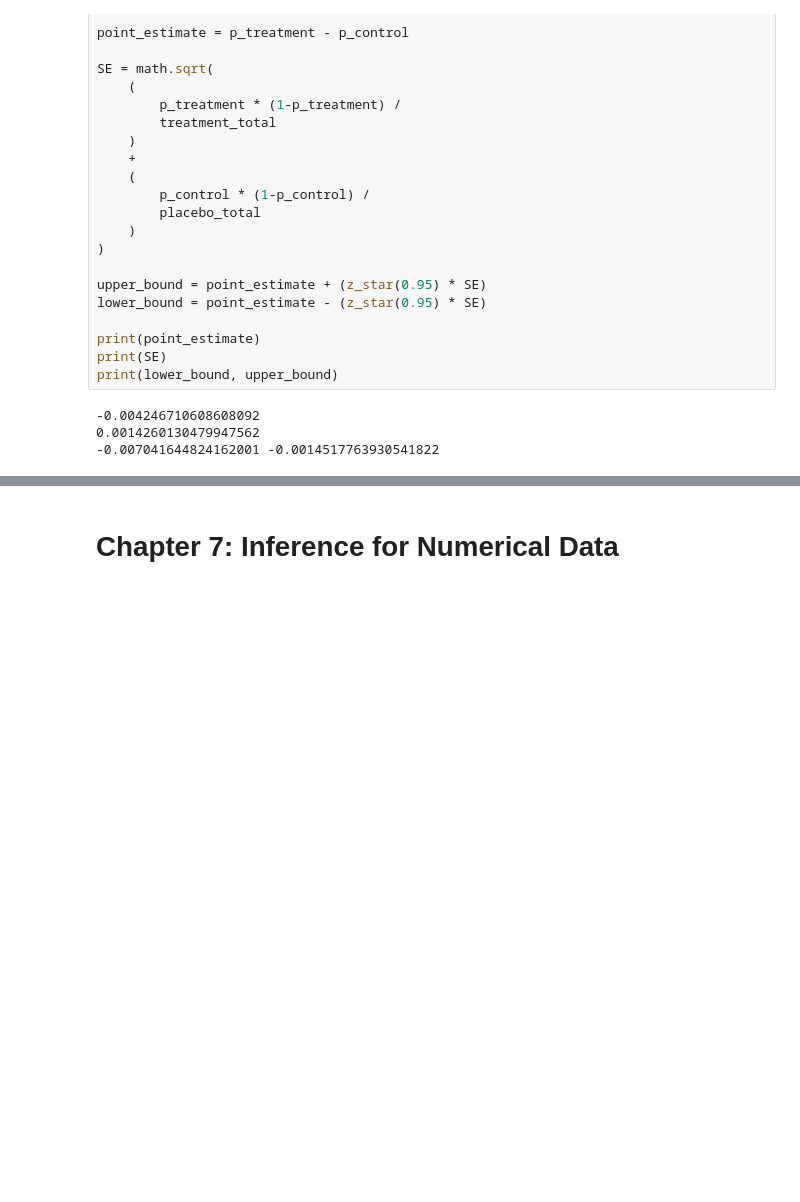
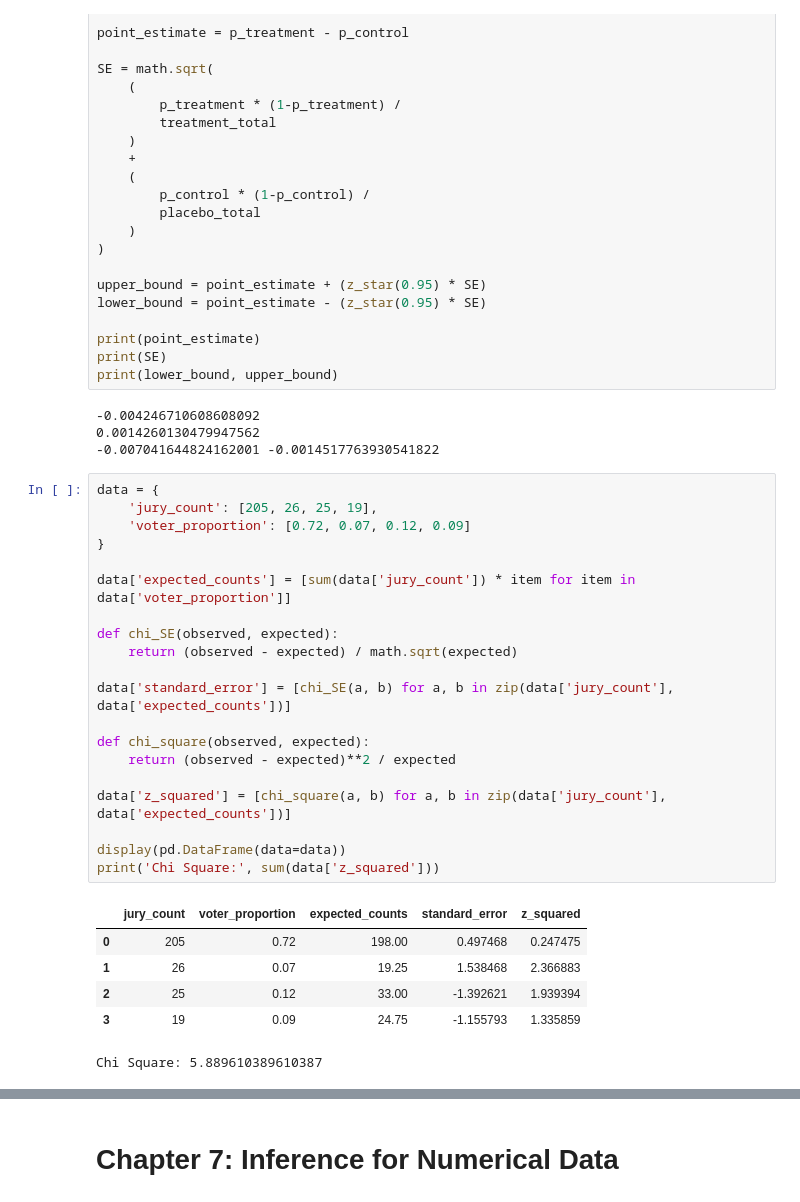
Before and after one commit to zdravoj/data-science-foundations, a Jupyter notebook: OpenIntro_Statistics/chs_5to7.ipynb, the cells around one changed output, grey strips where cells are left out. Drawn from its saved outputs; the diff is of its cells as text; blank space fills up the shorter version.

```diff
--- a/OpenIntro_Statistics/chs_5to7.ipynb
+++ b/OpenIntro_Statistics/chs_5to7.ipynb
@@ -177,3 +177,30 @@ print(lower_bound, upper_bound)
 -0.004246710608608092
 0.0014260130479947562
 -0.007041644824162001 -0.0014517763930541822
+# %%
+data = {
+    'jury_count': [205, 26, 25, 19],
+    'voter_proportion': [0.72, 0.07, 0.12, 0.09]
+}
+
+data['expected_counts'] = [sum(data['jury_count']) * item for item in data['voter_proportion']]
+
+def chi_SE(observed, expected):
+    return (observed - expected) / math.sqrt(expected)
+
+data['standard_error'] = [chi_SE(a, b) for a, b in zip(data['jury_count'], data['expected_counts'])]
+
+def chi_square(observed, expected):
+    return (observed - expected)**2 / expected
+
+data['z_squared'] = [chi_square(a, b) for a, b in zip(data['jury_count'], data['expected_counts'])]
+
+display(pd.DataFrame(data=data))
+print('Chi Square:', sum(data['z_squared']))
+# %% [output]
+|  | jury_count | voter_proportion | expected_counts | standard_error | z_squared |
+| 0 | 205 | 0.72 | 198.00 | 0.497468 | 0.247475 |
+| 1 | 26 | 0.07 | 19.25 | 1.538468 | 2.366883 |
+| 2 | 25 | 0.12 | 33.00 | -1.392621 | 1.939394 |
+| 3 | 19 | 0.09 | 24.75 | -1.155793 | 1.335859 |
+Chi Square: 5.889610389610387
```
Also changed, not shown: parts of 4 cells of this notebook.
